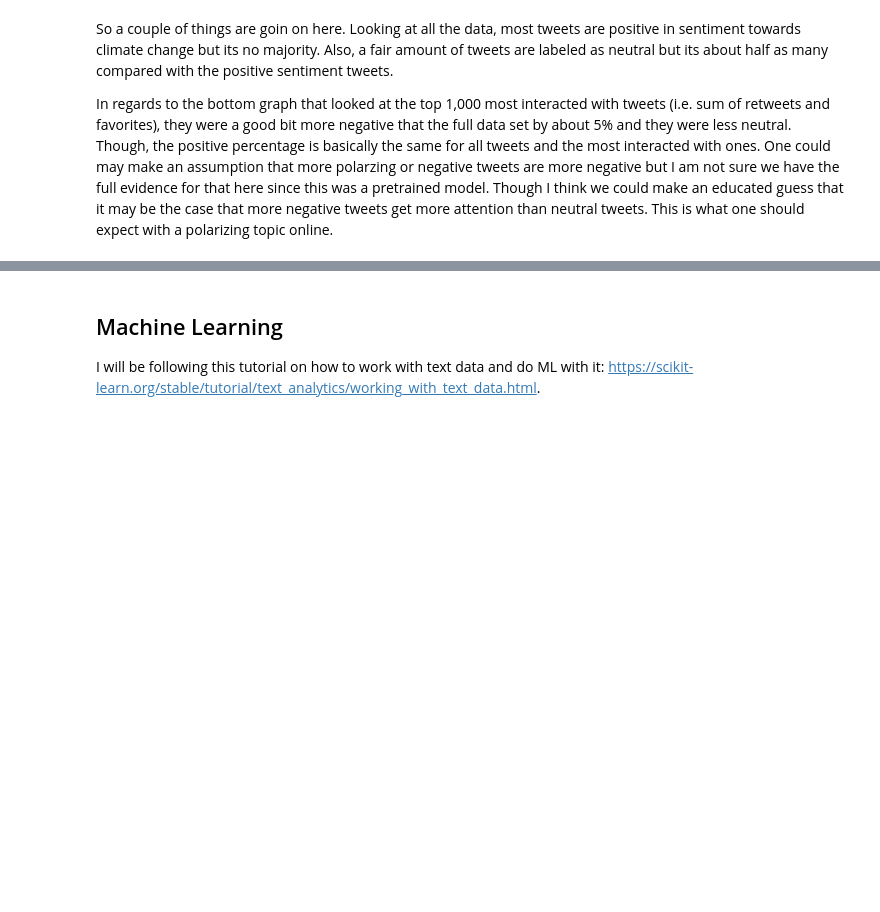
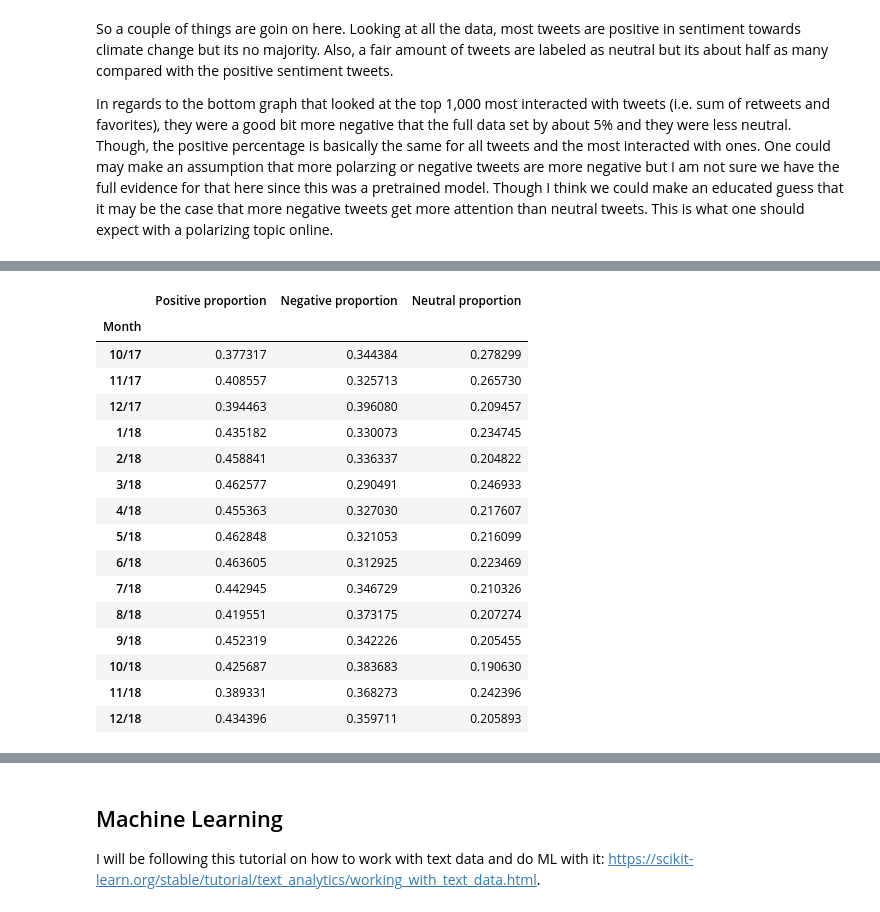
Before and after one commit to arjungandhi521/arjungandhi521.github.io, a Jupyter notebook: Climate Change on Twitter.ipynb, the cells around one changed output, grey strips where cells are left out. Cells and saved outputs as stored; diff of their text form; code cells hidden in the pictures; blank space fills up the shorter version.

```diff
--- a/Climate Change on Twitter.ipynb
+++ b/Climate Change on Twitter.ipynb
@@ -676 +654,74 @@ df
+# %%
+# Seperate the data into month dfs
+seventeen = data[data["year"] == 2017]
+
+# start dates of 2017 months
+oct2017_start = datetime.date(2017, 10, 1)
+nov2017_start = datetime.date(2017, 11, 1)
+dec2017_start =  datetime.date(2017, 12, 1)
+
+# data frames for 2017
+oct2017 = seventeen[seventeen["date_tweeted"] >= oct2017_start]
+oct2017= oct2017[oct2017["date_tweeted"] < nov2017_start]
+
+nov2017 = seventeen[seventeen["date_tweeted"] >= nov2017_start]
+nov2017 = seventeen[seventeen["date_tweeted"] < dec2017_start]
+
+dec2017 = seventeen[seventeen["date_tweeted"] >= dec2017_start]
+
+# list of dfs for each month
+dataframes = [oct2017, nov2017, dec2017]
+
+eighteen = data[data["year"] == 2018]
+
+# make df for each month of 2018 and append to list
+for i in range(1,13):
+    curr_month_start = datetime.date(2018, i, 1)
+    curr_month = eighteen[eighteen["date_tweeted"] >= curr_month_start]
+    # if not dec then cuttoff the rest of the year curr month has now
+    if i != 12:
+        curr_month = curr_month[curr_month["date_tweeted"] < datetime.date(2018, i+1, 1)]
+    # append the df to the list of frames
+    dataframes.append(curr_month)
+
+# stores fraction that is that sentiment in each month
+pos = []
+neg = []
+neu = []
+
+# for each data frame calculate fraction that is that sentiment
+for df in dataframes:
+    total = len(df)
+    pos.append(len(df[df["sentiment_label"] == POSITIVE].index)/total)
+    neg.append(len(df[df["sentiment_label"] == NEGATIVE].index)/total)
+    neu.append(len(df[df["sentiment_label"] == NEUTRAL].index)/total)
+
+# indicies are dates
+indicies = ["10/17","11/17", "12/17"]
+for i in range(1,13):
+    indicies.append(str(i)+"/"+"18")
+
+# build a df
+df = pd.DataFrame(list(zip(indicies, pos, neg, neu)),
+                  columns =["Month", 'Positive proportion', 'Negative proportion', "Neutral proportion"])
+df.set_index('Month', inplace=True)
+df
+# %% [output]
+|  | Positive proportion | Negative proportion | Neutral proportion |
+| Month |  |  |  |
+| 10/17 | 0.377317 | 0.344384 | 0.278299 |
+| 11/17 | 0.408557 | 0.325713 | 0.265730 |
+| 12/17 | 0.394463 | 0.396080 | 0.209457 |
+| 1/18 | 0.435182 | 0.330073 | 0.234745 |
+| 2/18 | 0.458841 | 0.336337 | 0.204822 |
+| 3/18 | 0.462577 | 0.290491 | 0.246933 |
+| 4/18 | 0.455363 | 0.327030 | 0.217607 |
+| 5/18 | 0.462848 | 0.321053 | 0.216099 |
+| 6/18 | 0.463605 | 0.312925 | 0.223469 |
+| 7/18 | 0.442945 | 0.346729 | 0.210326 |
+| 8/18 | 0.419551 | 0.373175 | 0.207274 |
+| 9/18 | 0.452319 | 0.342226 | 0.205455 |
+| 10/18 | 0.425687 | 0.383683 | 0.190630 |
+| 11/18 | 0.389331 | 0.368273 | 0.242396 |
+| 12/18 | 0.434396 | 0.359711 | 0.205893 |
 # %%
```
Also changed, not shown: parts of 10 cells of this notebook.
